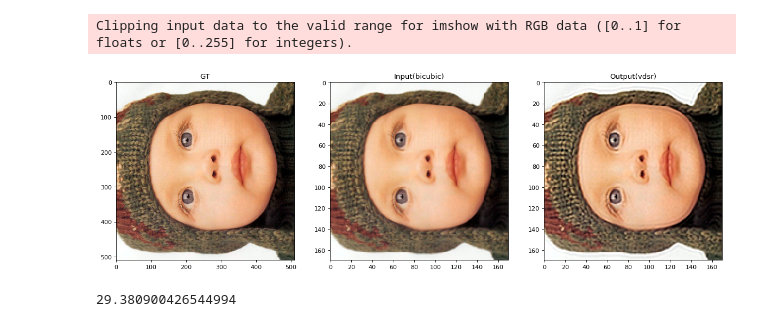
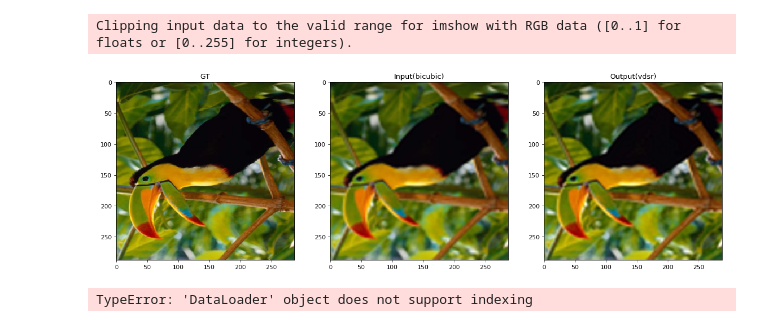
Before and after one commit to FYLSunghwan/VDSR-pytorch, a Jupyter notebook: Train.ipynb, the cells around one changed output. Saved outputs shown, nothing was run; the diff lists cells and outputs as text; code cells hidden in the pictures.

Commit message:
model: Fix model

```diff
--- a/Train.ipynb
+++ b/Train.ipynb
@@ -121,6 +148,8 @@ def train(training_data_loader, optimizer, model, criterion, epoch, writer, log_
 # %%
 train_data = load_dataset('train')
+test_data = load_dataset('test')
 print(train_data)
+print(test_data)
 # %% [output]
 Loading train datasets...
 Successfully loaded.
@@ -164,5 +199,6 @@ Checkpoint saved to checkpoint/model_epoch_79.pth
 # %%
-checkpoint = torch.load('checkpoint/model_epoch_50.pth')
+checkpoint = torch.load('checkpoint/model_epoch_79.pth')
 model = checkpoint['model']
-test_dataset = load_dataset('test')
-test_data = test_dataset.dataset.__getitem__(0)
+#model = Net().to(device)
+#test_dataset = load_dataset('train')
+test = test_data.dataset.__getitem__(1)
@@ -172,18 +205,18 @@ Successfully loaded.
 # %%
 # Result visualization
 fig = plt.figure(figsize=(18, 16), dpi= 80)
 ax = plt.subplot("131")
-ax.imshow(test_data[1].numpy().transpose((2, 1, 0)))
+ax.imshow(test[1].numpy().transpose((2, 1, 0)))
 ax.set_title("GT")
 
 ax = plt.subplot("132")
-ax.imshow(test_data[0].numpy().transpose((2, 1, 0)))
+ax.imshow(test[0].numpy().transpose((2, 1, 0)))
 ax.set_title("Input(bicubic)")
 
 ax = plt.subplot("133")
-ax.imshow(model(torch.Tensor(test_data[0].numpy()).unsqueeze(0).to(device)).cpu().detach().numpy().squeeze(0).transpose(2,1,0))
+ax.imshow(model(torch.Tensor(test[0].numpy()).unsqueeze(0).to(device)).cpu().detach().numpy().squeeze(0).transpose(2,1,0))
 ax.set_title("Output(vdsr)")
 plt.show()
 # %% [output]
 Clipping input data to the valid range for imshow with RGB data ([0..1] for floats or [0..255] for integers).
-[figure, old version]
+[figure, new version]
@@ -201,7 +223,7 @@ def PSNR(pred, gt, shave_border=0):
 # %%
-bef = test_data[0].numpy()
+bef = test_data[1].numpy()
 aft = model(torch.Tensor(test_data[0].numpy()).unsqueeze(0).to(device)).cpu().detach().numpy().squeeze(0)
 
 PSNR(bef, aft)
 # %% [output]
-29.380900426544994
+TypeError: 'DataLoader' object does not support indexing
```
Also changed, not shown: parts of 11 cells of this notebook, 3 other files.
